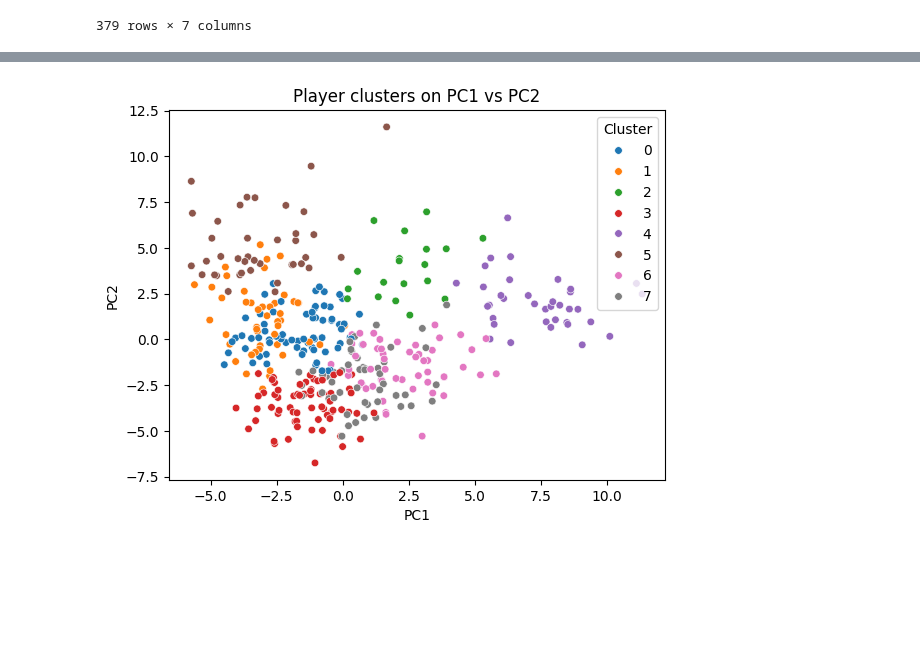
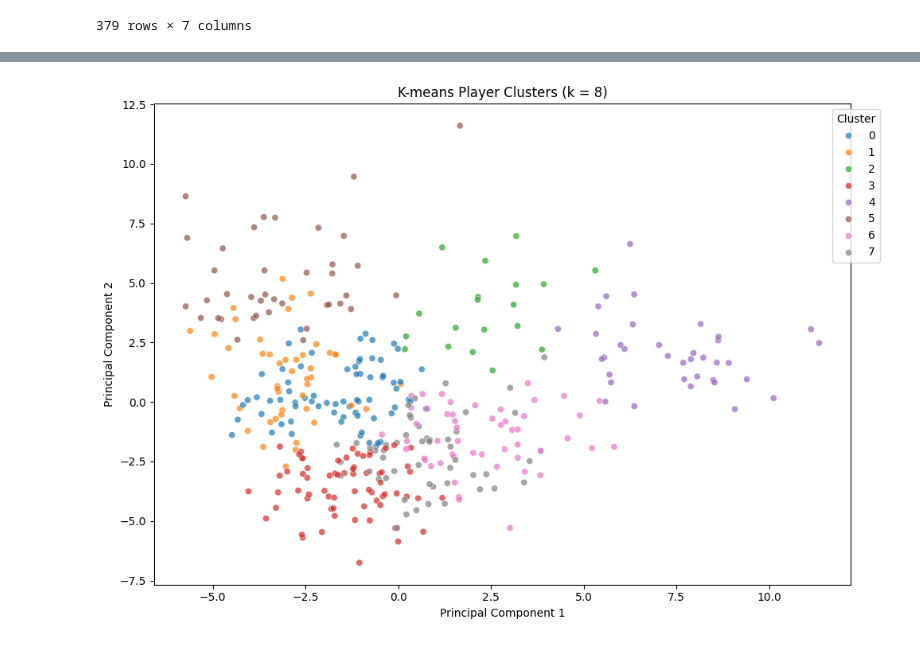
Before and after one commit to haejeg/nba-player-archetypes-and-clustering, a Jupyter notebook: notebooks/archetypes/kmeans.ipynb, the cells around one changed output, grey strips where cells are left out. Saved outputs shown, nothing was run; the diff lists cells and outputs as text; code cells hidden in the pictures; blank space fills up the shorter version.

Commit message:
Improve K-means validation

```diff
--- a/notebooks/archetypes/kmeans.ipynb
+++ b/notebooks/archetypes/kmeans.ipynb
@@ -49,12 +147,83 @@ plt.show()
 # %%
+
+# ============================================================
+# MODIFICATION 2: K-MEANS CLUSTERING AND REPRESENTATIVE PLAYERS
+# ============================================================
+# Purpose:
+# 1. Fit our existing k = 8 model.
+# 2. Preserve K-means labels separately from GMM labels.
+# 3. Display cluster sizes and visualize assignments.
+# 4. Identify players closest to each cluster centroid.
+# ============================================================
+
+import numpy as np
+
+# STEP 1: Select the number of clusters.
+# Keep k = 8 as our original baseline.
 k = 8
-km = KMeans(n_clusters=k, n_init=20, random_state=42)
-scores['Cluster'] = km.fit_predict(X_pca)
 
-sns.scatterplot(data=scores, x='PC1', y='PC2', hue='Cluster', palette='tab10', s=30)
-plt.title('Player clusters on PC1 vs PC2')
+# OPTIONAL: Uncomment to use the k with the highest
+# silhouette score from Modification 1.
+# k = best_k
+
+# STEP 2: Fit K-means on the PCA-transformed data.
+km = KMeans(
+    n_clusters=k,
+    n_init=20,
+    random_state=42
+)
+
+scores['KMeans_Cluster'] = km.fit_predict(X_pca)
+
+# STEP 3: Count players assigned to each cluster.
+cluster_sizes = (
+    scores['KMeans_Cluster']
+    .value_counts()
+    .sort_index()
+)
+
+print("K-means cluster sizes:")
+print(cluster_sizes.to_string())
+
+# STEP 4: Plot player assignments using PC1 and PC2.
+plt.figure(figsize=(10, 7))
+
+sns.scatterplot(
+    data=scores,
+    x='PC1',
+    y='PC2',
+    hue='KMeans_Cluster',
+    palette='tab10',
+    s=35,
+    alpha=0.7
+)
+
+plt.title(f'K-means Player Clusters (k = {k})')
+plt.xlabel('Principal Component 1')
+plt.ylabel('Principal Component 2')
+plt.legend(title='Cluster', bbox_to_anchor=(1.05, 1))
+plt.tight_layout()
 plt.show()
 
-for c, grp in scores.groupby('Cluster'):
-    print(c, grp['Player'].head(8).tolist())
+# STEP 5: Calculate each player's distance to its centroid.
+# Smaller distances indicate more representative players.
+distances = km.transform(X_pca)
+
+scores['Distance_to_Centroid'] = distances[
+    np.arange(len(scores)),
+    scores['KMeans_Cluster'].to_numpy()
+]
+
+# STEP 6: Print the eight closest players in each cluster.
+for cluster, group in scores.groupby('KMeans_Cluster'):
+
+    representatives = (
+        group.sort_values('Distance_to_Centroid')
+        ['Player']
+        .head(8)
+        .tolist()
+    )
+
+    print(f"\nCluster {cluster}:")
+    print(representatives)
 # %% [output]
@@ -61 +240 @@ for c, grp in scores.groupby('Cluster'):
-[figure, old version]
+[figure, new version]
```
Also changed, not shown: parts of 14 cells of this notebook.
